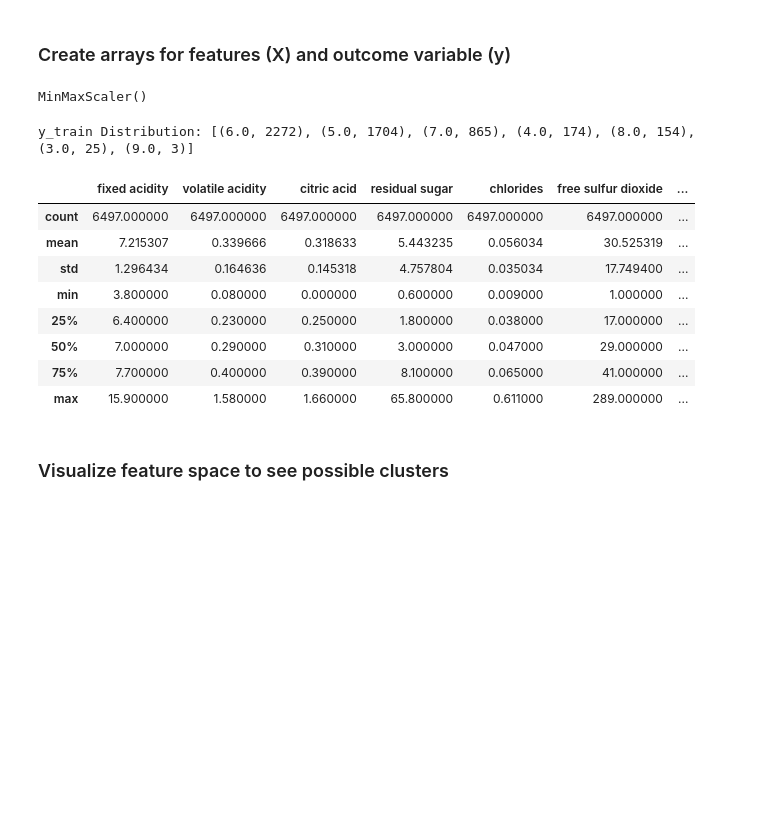
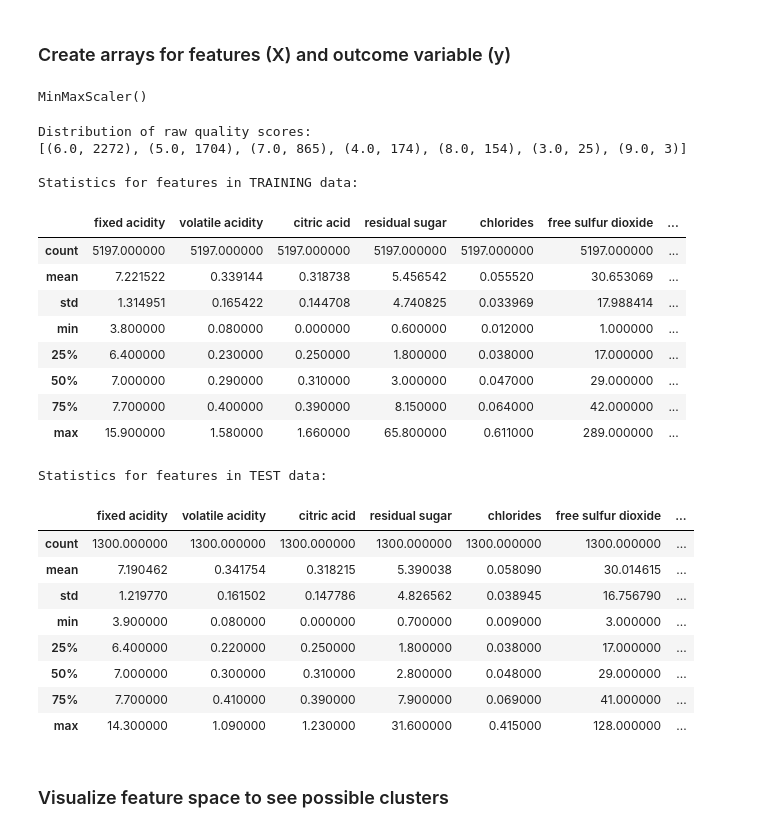
Before and after one commit to jhaber-zz/cluster-wine, a Jupyter notebook: code/clustering.ipynb, the cells around one changed output. Saved outputs shown, nothing was run; the diff lists cells and outputs as text; code cells hidden in the pictures; blank space fills up the shorter version.

```diff
--- a/code/clustering.ipynb
+++ b/code/clustering.ipynb
@@ -156,7 +210,11 @@ Attributes of quality for each wine type:
 # %%
-print('Other average attributes for each wine type:')
-df.groupby('wine type').agg(np.mean)
+# STANDARDIZE X so it has a mean of zero and variance scaling
+df['red'] = df['wine type'].map({'red':1, 'white':0}) # turn into binary variable so we can standardize it
+df.drop(columns=['wine type'], inplace=True) # drop original
 
-print('Standard deviation of other attributes for each wine type:')
-df.groupby('wine type').agg(np.std)
+scaler = StandardScaler(); scaler.fit(df)
+df_std = scaler.transform(df)
+df_std = pd.DataFrame(df_std, columns=df.columns)
+df_std.groupby('red').agg(np.mean).reset_index().sort_values(by='red', ascending=False).drop(columns='red')
+# Note: Red wine is the top row here, same as previous tables
 # %% [output]
@@ -181,44 +229,63 @@ Standard deviation of other attributes for each wine type:
 # %%
 test_size = 0.2
 seed = 3
 
 # set outcome/response variable
 y = df.quality
 y = y.astype('float')
 
 # set features/predictors, keep outcome intact for now for evaluation purposes
 X = df.copy()
-X['red'] = X['wine type'].map({'red':1, 'white':0})
-X.drop(columns=['wine type'], inplace=True)
 
 # Do a train/test split, separating 20% of the entire dataset for prediction purposes (X_test, Y_test)
 X_train, X_test, y_train, y_test = train_test_split(
     X, y,
     test_size=test_size,
     random_state=seed
 )
 
 # normalize X so it shares a standard 0-1 scale,
 # drop outcome column for prediction purposes (but keep in X for inspection after)
 scaler = MinMaxScaler(); scaler.fit(X.drop(columns=['quality']))
 X_norm = scaler.transform(X.drop(columns=['quality']))
 X_train_norm = scaler.transform(X_train.drop(columns=['quality']))
 X_test_norm = scaler.transform(X_test.drop(columns=['quality']))
 
-print(f'y_train Distribution: {Counter(y_train).most_common()}')
-pd.DataFrame(X, columns=features.columns).describe()
+print('Distribution of raw quality scores:')
+print(Counter(y_train).most_common())
+print()
+
+print('Statistics for features in TRAINING data:')
+pd.DataFrame(X_train, columns=df.columns).describe()
+print()
+
+print('Statistics for features in TEST data:')
+pd.DataFrame(X_test, columns=df.columns).describe()
 # %% [output]
 MinMaxScaler()
-y_train Distribution: [(6.0, 2272), (5.0, 1704), (7.0, 865), (4.0, 174), (8.0, 154), (3.0, 25), (9.0, 3)]
+Distribution of raw quality scores:
+[(6.0, 2272), (5.0, 1704), (7.0, 865), (4.0, 174), (8.0, 154), (3.0, 25), (9.0, 3)]
+
+Statistics for features in TRAINING data:
 |  | fixed acidity | volatile acidity | citric acid | residual sugar | chlorides | free sulfur dioxide | ... |
-| count | 6497.000000 | 6497.000000 | 6497.000000 | 6497.000000 | 6497.000000 | 6497.000000 | ... |
-| mean | 7.215307 | 0.339666 | 0.318633 | 5.443235 | 0.056034 | 30.525319 | ... |
-| std | 1.296434 | 0.164636 | 0.145318 | 4.757804 | 0.035034 | 17.749400 | ... |
-| min | 3.800000 | 0.080000 | 0.000000 | 0.600000 | 0.009000 | 1.000000 | ... |
+| count | 5197.000000 | 5197.000000 | 5197.000000 | 5197.000000 | 5197.000000 | 5197.000000 | ... |
+| mean | 7.221522 | 0.339144 | 0.318738 | 5.456542 | 0.055520 | 30.653069 | ... |
+| std | 1.314951 | 0.165422 | 0.144708 | 4.740825 | 0.033969 | 17.988414 | ... |
+| min | 3.800000 | 0.080000 | 0.000000 | 0.600000 | 0.012000 | 1.000000 | ... |
 | 25% | 6.400000 | 0.230000 | 0.250000 | 1.800000 | 0.038000 | 17.000000 | ... |
 | 50% | 7.000000 | 0.290000 | 0.310000 | 3.000000 | 0.047000 | 29.000000 | ... |
-| 75% | 7.700000 | 0.400000 | 0.390000 | 8.100000 | 0.065000 | 41.000000 | ... |
+| 75% | 7.700000 | 0.400000 | 0.390000 | 8.150000 | 0.064000 | 42.000000 | ... |
 | max | 15.900000 | 1.580000 | 1.660000 | 65.800000 | 0.611000 | 289.000000 | ... |
+Statistics for features in TEST data:
+|  | fixed acidity | volatile acidity | citric acid | residual sugar | chlorides | free sulfur dioxide | ... |
+| count | 1300.000000 | 1300.000000 | 1300.000000 | 1300.000000 | 1300.000000 | 1300.000000 | ... |
+| mean | 7.190462 | 0.341754 | 0.318215 | 5.390038 | 0.058090 | 30.014615 | ... |
+| std | 1.219770 | 0.161502 | 0.147786 | 4.826562 | 0.038945 | 16.756790 | ... |
+| min | 3.900000 | 0.080000 | 0.000000 | 0.700000 | 0.009000 | 3.000000 | ... |
+| 25% | 6.400000 | 0.220000 | 0.250000 | 1.800000 | 0.038000 | 17.000000 | ... |
+| 50% | 7.000000 | 0.300000 | 0.310000 | 2.800000 | 0.048000 | 29.000000 | ... |
+| 75% | 7.700000 | 0.410000 | 0.390000 | 7.900000 | 0.069000 | 41.000000 | ... |
+| max | 14.300000 | 1.090000 | 1.230000 | 31.600000 | 0.415000 | 128.000000 | ... |
 # %% [markdown]
 ### Visualize feature space to see possible clusters
 # %%
```
Also changed, not shown: parts of 26 cells of this notebook, 1 other file.
